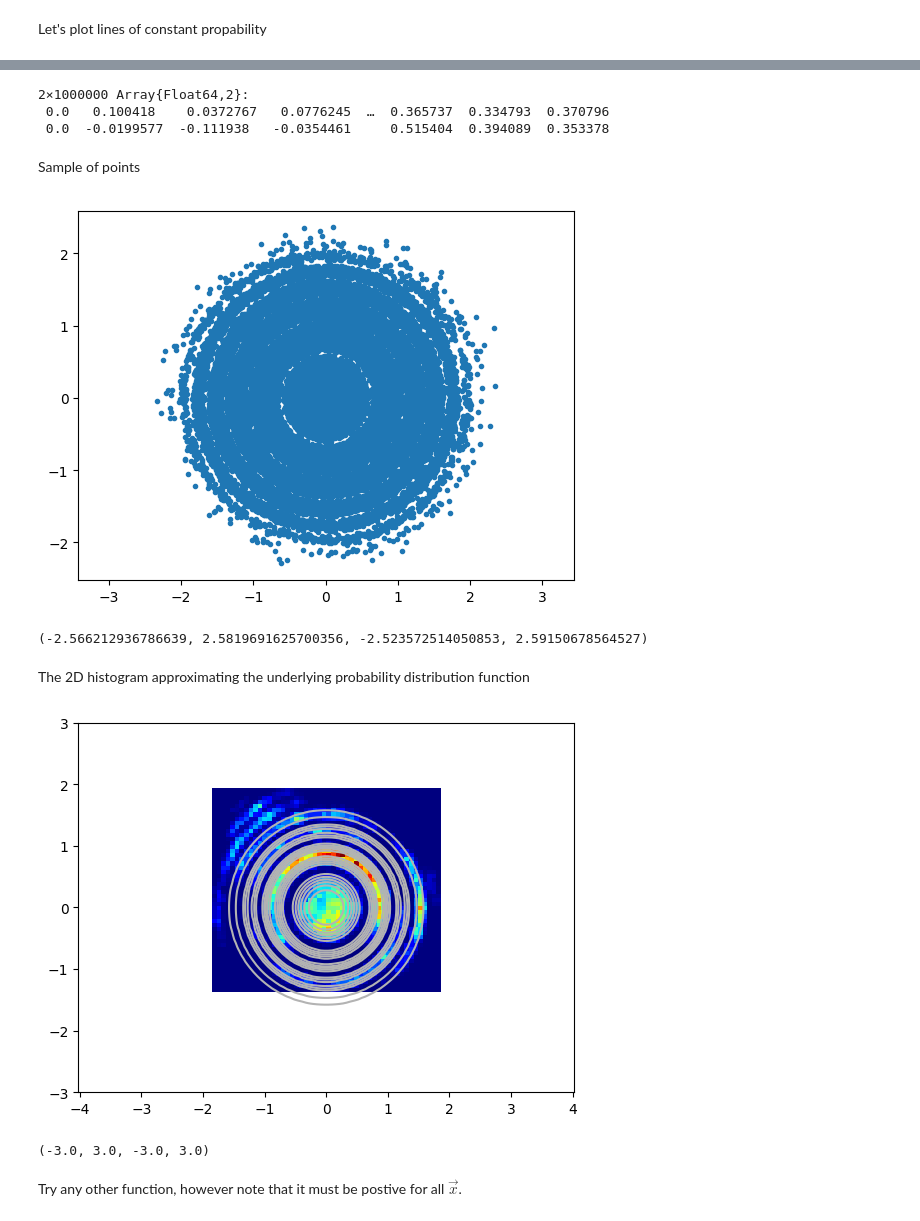
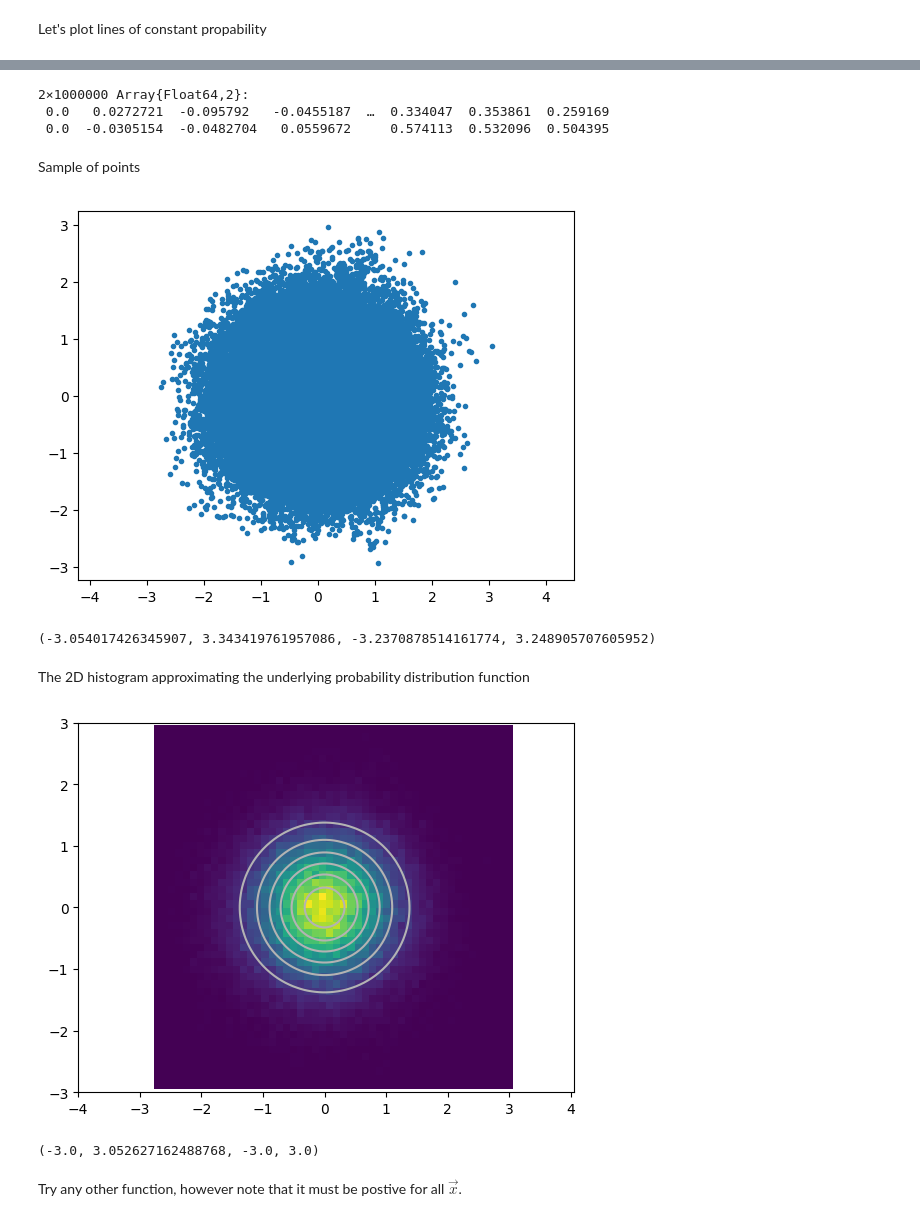
Before and after one commit to Alexander-Barth/MachineLearningNotebooks, a Jupyter notebook: Markov-chain-Monte-Carlo.ipynb, the cells around one changed output, grey strips where cells are left out. Cells and saved outputs as stored; diff of their text form; code cells hidden in the pictures.

```diff
--- a/Markov-chain-Monte-Carlo.ipynb
+++ b/Markov-chain-Monte-Carlo.ipynb
@@ -22,17 +22,17 @@ f (generic function with 1 method)
 # %% [markdown]
 Let's plot lines of constant propability
 # %%
-function plotF(f, Fx = linspace(-3,3,100), Fy = linspace(-3,3,100))
+function plotF(f, Fx = range(-3,stop=3,length=100), Fy = range(-3,stop=3,length=100))
     F = zeros(length(Fx),length(Fy))
     for j = 1:length(Fy)
        for i = 1:length(Fx)
             F[i,j] = f([Fx[i]; Fy[j]])
         end
     end
-    pcolor(Fx,Fy,F')
+    pcolor(Fx,Fy,copy(F'))
     axis("equal")
     return Fx,Fy,F
 end
 
-Fx,Fy,F = plotF(f)
+Fx,Fy,F = plotF(f);
 # %% [output]
@@ -83,7 +82,7 @@ end
 
 function metropolis_algorithm(n,niter,nextx,f)
     x = zeros(n,niter)
-    x[:,1] = 0
+    x[:,1] .= 0
 
     for i = 1:niter-1
         xp = nextx(x[:,i])
@@ -112,27 +111,27 @@ x = metropolis_algorithm(n,niter,nextx,f)
 #x = randomwalk(n,niter,nextx,f)
 # %% [output]
 2×1000000 Array{Float64,2}:
- 0.0   0.100418    0.0372767   0.0776245  …  0.365737  0.334793  0.370796
- 0.0  -0.0199577  -0.111938   -0.0354461     0.515404  0.394089  0.353378
+ 0.0   0.0272721  -0.095792   -0.0455187  …  0.334047  0.353861  0.259169
+ 0.0  -0.0305154  -0.0482704   0.0559672     0.574113  0.532096  0.504395
 # %% [markdown]
 Sample of points
 # %%
 plot(x[1,1:10:end],x[2,1:10:end],".")
 axis("equal")
 # %% [output]
-[figure, old version]
+[figure, new version]
-(-2.566212936786639, 2.5819691625700356, -2.523572514050853, 2.59150678564527)
+(-3.054017426345907, 3.343419761957086, -3.2370878514161774, 3.248905707605952)
 # %% [markdown]
 The 2D histogram approximating the underlying probability distribution function
 # %%
 hist2d(x,y,N=50) = PyPlot.plt[:hist2d](x,y,N)
 
 hist2d(x[1,1:10:end],x[2,1:10:end],50)
-contour(Fx,Fy,F'; colors = [[0.7,0.7,0.7]])
+contour(Fx,Fy,copy(F'); colors = [[0.7,0.7,0.7]])
 axis("equal")
 # %% [output]
-[figure, old version]
+[figure, new version]
-(-3.0, 3.0, -3.0, 3.0)
+(-3.0, 3.052627162488768, -3.0, 3.0)
 # %% [markdown]
 Try any other function, however note that it must be postive for all $\vec x$.
 # %%
```
Also changed, not shown: parts of 7 cells of this notebook, 2 other files.
